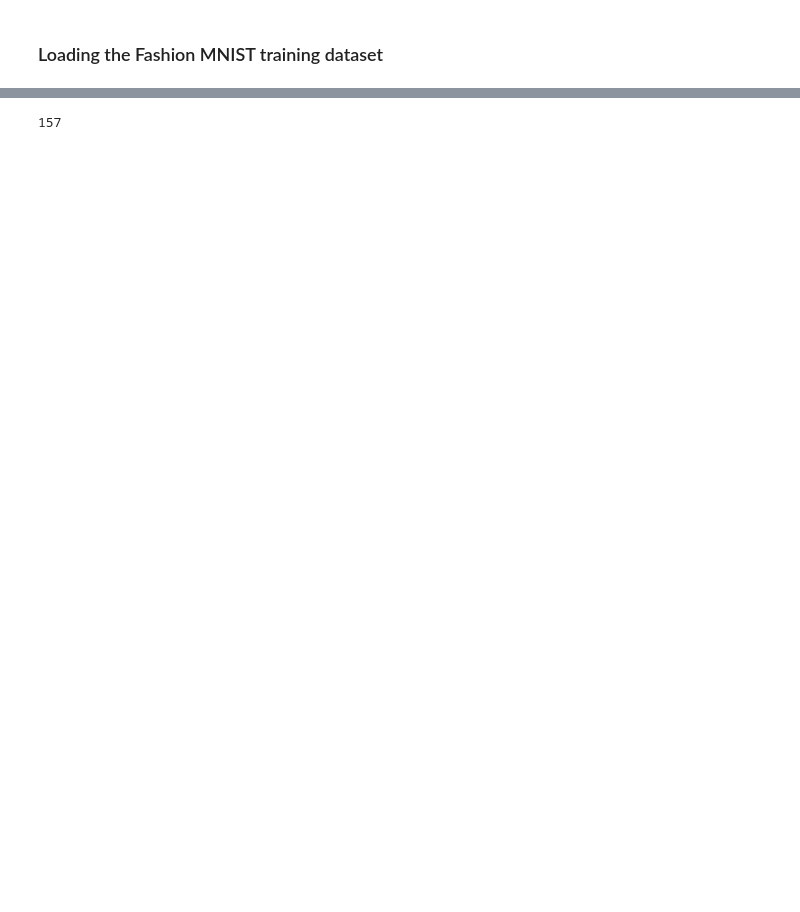
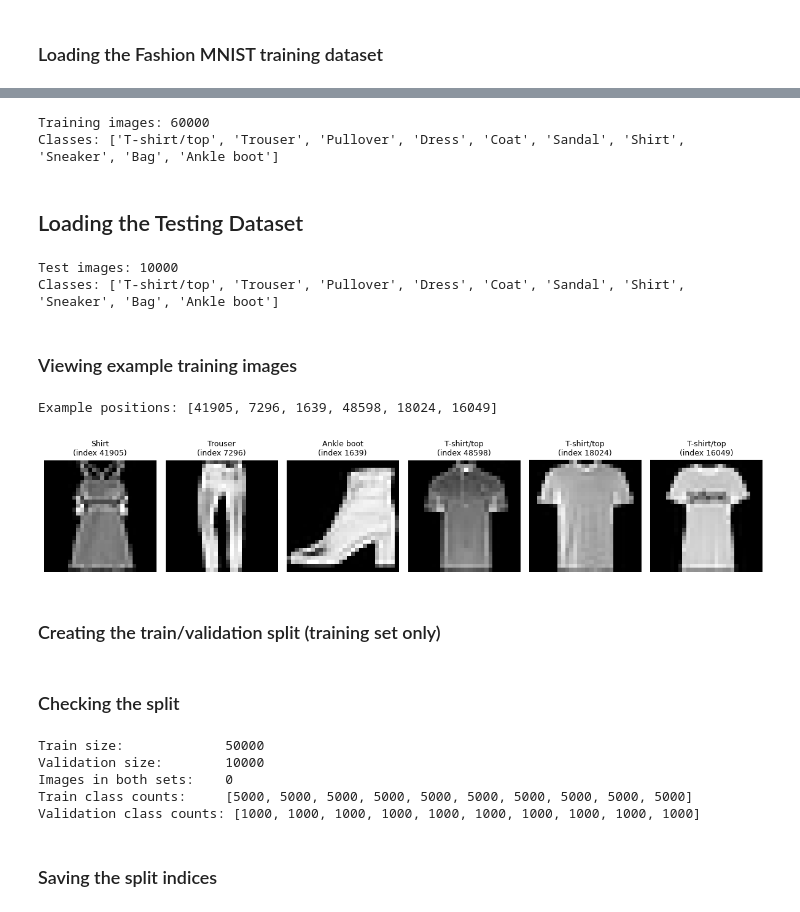
Before and after one commit to butthamza20/ECS708U-P-Fashion-MNIST-Coursework, a Jupyter notebook: ECS708U_P_Fashion_MNIST_Coursework.ipynb, the cells around one changed output, grey strips where cells are left out. Drawn from its saved outputs; the diff is of its cells as text; code cells hidden in the pictures; blank space fills up the shorter version.

```diff
--- a/ECS708U_P_Fashion_MNIST_Coursework.ipynb
+++ b/ECS708U_P_Fashion_MNIST_Coursework.ipynb
@@ -100,4 +52,42 @@ torch.Size([64])
-# %%
-print(len(val_loader))
-# %% [output]
-157
+# %%
+train_data = datasets.FashionMNIST(root='data', train=True, download=True, transform=transforms.ToTensor())
+
+train_data_length = len(train_data)
+print("\nTraining images:", train_data_length)
+print("Classes:", train_data.classes)
+# %% [output]
+Training images: 60000
+Classes: ['T-shirt/top', 'Trouser', 'Pullover', 'Dress', 'Coat', 'Sandal', 'Shirt', 'Sneaker', 'Bag', 'Ankle boot']
+# %% [markdown]
+## Loading the Testing Dataset
+# %%
+test_data = datasets.FashionMNIST(root='data', train=False, download=True, transform=transforms.ToTensor())
+
+test_data_length = len(test_data)
+print("\nTest images:", test_data_length)
+print("Classes:", test_data.classes)
+# %% [output]
+Test images: 10000
+Classes: ['T-shirt/top', 'Trouser', 'Pullover', 'Dress', 'Coat', 'Sandal', 'Shirt', 'Sneaker', 'Bag', 'Ankle boot']
+# %% [markdown]
+### Viewing example training images
+# %%
+example_rng = random.Random(SEED)
+example_positions = example_rng.sample(range(train_data_length), 6)
+print("Example positions:", example_positions)
+
+fig, axes = plt.subplots(1, 6, figsize=(12, 2.5))
+
+for i, position in enumerate(example_positions):
+    image, label = train_data[position]
+    axes[i].imshow(image.squeeze(), cmap='gray', interpolation='nearest')
+    axes[i].set_title(f"{train_data.classes[label]}\n(index {position})", fontsize=9)
+    axes[i].axis('off')
+
+plt.tight_layout()
+plt.show()
+# %% [output]
+Example positions: [41905, 7296, 1639, 48598, 18024, 16049]
+[figure, added]
+# %% [markdown]
+### Creating the train/validation split (training set only)
@@ -103,0 +108,18 @@ print(len(val_loader))
+# %% [markdown]
+### Checking the split
+# %%
+overlap = set(train_indices) & set(val_indices)
+
+print("Train size:            ", len(train_set))
+print("Validation size:       ", len(val_set))
+print("Images in both sets:   ", len(overlap))
+print("Train class counts:    ", torch.bincount(all_labels[train_indices]).tolist())
+print("Validation class counts:", torch.bincount(all_labels[val_indices]).tolist())
+# %% [output]
+Train size:             50000
+Validation size:        10000
+Images in both sets:    0
+Train class counts:     [5000, 5000, 5000, 5000, 5000, 5000, 5000, 5000, 5000, 5000]
+Validation class counts: [1000, 1000, 1000, 1000, 1000, 1000, 1000, 1000, 1000, 1000]
+# %% [markdown]
+### Saving the split indices
```
Also changed, not shown: parts of 37 cells of this notebook.
